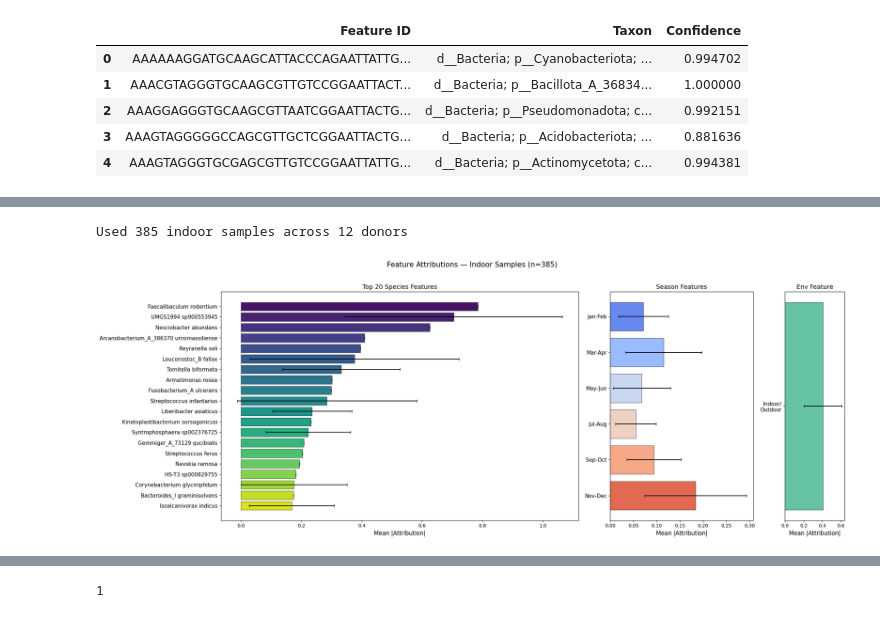
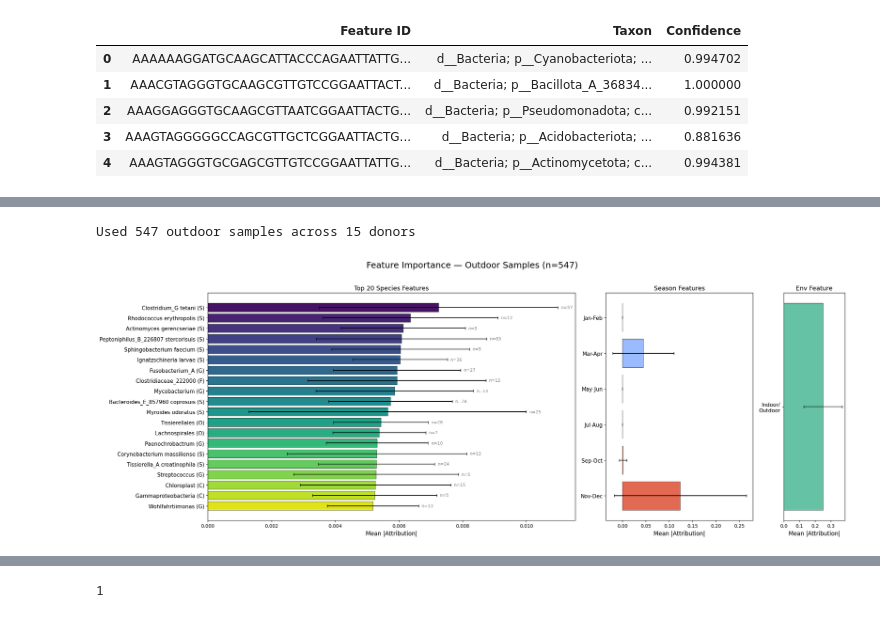
Before and after one commit to sairajab/AMBER, a Jupyter notebook: notebooks/feature_importance.ipynb, the cells around one changed output, grey strips where cells are left out. Cells and saved outputs as stored; diff of their text form; code cells hidden in the pictures.

Commit message:
new_model config and feature importance

```diff
--- a/notebooks/feature_importance.ipynb
+++ b/notebooks/feature_importance.ipynb
@@ -42,7 +50,7 @@ def computer_attributions(wrapped_model, test_loader, donor_id, attribution_meth
     if attribution_method == "Shap":
         attributor = DeepLiftShap(wrapped_model)
     elif attribution_method == "IG":
-        attributor = IntegratedGradients(wrapped_model, multiply_by_inputs=False)
+        attributor = IntegratedGradients(wrapped_model, multiply_by_inputs=True)
     else:
         raise ValueError("Unsupported attribution method. Use 'DeepLiftShap' or 'IG'.")
 
@@ -67,7 +75,9 @@ def computer_attributions(wrapped_model, test_loader, donor_id, attribution_meth
         baseline_embed = torch.zeros_like(embeddings)
         baseline_abund = torch.zeros_like(abundances)
         baseline_features = torch.zeros_like(features)
-        baseline_env = torch.zeros_like(env)
+        #baseline_env = torch.zeros_like(env)
+        ### with 0.5
+        baseline_env = torch.full_like(env, 0.5)
 
         inputs = (embeddings, abundances, features, env)
         baselines = (baseline_embed, baseline_abund, baseline_features, baseline_env)
@@ -76,7 +86,7 @@ def computer_attributions(wrapped_model, test_loader, donor_id, attribution_meth
             inputs=inputs,
             baselines=baselines,
             additional_forward_args=(masks,),
-            n_steps=20
+            n_steps=100
         )
 
         all_attr_embeddings.append(attributions[0].detach().cpu())
@@ -574,11 +535,13 @@ def aggregate_all_attributions(
         base_path = f"{res_dir}/{donor_id}/run_{best_i}"
 
         try:
-            with open(f"{base_path}/attributions_abundance.json") as f:
+            with open(f"{base_path}/attributions_asv_100.json") as f:
+                asv_attrs = json.load(f)
+            with open(f"{base_path}/attributions_abundance_100.json") as f:
                 abund_attrs = json.load(f)
-            with open(f"{base_path}/attributions_env.json") as f:
+            with open(f"{base_path}/attributions_env_100.json") as f:
                 env_attrs = json.load(f)
-            with open(f"{base_path}/attributions_features.json") as f:
+            with open(f"{base_path}/attributions_features_100.json") as f:
                 feat_attrs = json.load(f)
         except FileNotFoundError as e:
             print(f"Warning: Missing file for {donor_id}: {e}")
@@ -591,13 +554,24 @@ def aggregate_all_attributions(
             n_samples_used += 1
 
             # --- Abundance by taxonomy ---
+            # sample_tax_attrs = defaultdict(list)
+            # for seq_id, attr_val in abund_attrs[sample_id].items():
+            #     if seq_id is None or seq_id == "None":
+            #         continue
+            #     taxon_str = seq_to_taxon.get(seq_id, None)
+            #     tax_name = parse_taxonomy(taxon_str, level_idx)
+            #     sample_tax_attrs[tax_name].append(abs(attr_val))
+
+            # for tax_name, vals in sample_tax_attrs.items():
+            #     tax_attributions[tax_name].append(np.mean(vals))
             sample_tax_attrs = defaultdict(list)
-            for seq_id, attr_val in abund_attrs[sample_id].items():
+            for seq_id, attr_val in asv_attrs[sample_id].items():
                 if seq_id is None or seq_id == "None":
                     continue
                 taxon_str = seq_to_taxon.get(seq_id, None)
-                tax_name = parse_taxonomy(taxon_str, level_idx)
+                tax_name  = get_best_taxon_label(taxon_str)   # ← changed
                 sample_tax_attrs[tax_name].append(abs(attr_val))
+
 
             for tax_name, vals in sample_tax_attrs.items():
                 tax_attributions[tax_name].append(np.mean(vals))
@@ -622,6 +596,8 @@ def aggregate_all_attributions(
             "std_attribution": np.std(vals),
             "n_samples": len(vals),
         })
+    # filter if number of samples is too low (e.g., <5), then take top_n by mean attribution
+    tax_results = [result for result in tax_results if result["n_samples"] >= 5]
     df_tax = pd.DataFrame(tax_results).sort_values("mean_attribution", ascending=False).head(top_n)
 
     # === Build env df ===
@@ -662,6 +638,16 @@ def aggregate_all_attributions(
         xerr=df_tax["std_attribution"].values,
         color=colors_tax, edgecolor="black", linewidth=0.5, capsize=3,
     )
+    for i, (_, row) in enumerate(df_tax.iterrows()):
+        ax1.text(
+            row["mean_attribution"] + row["std_attribution"] + 0.0001,
+            i-0.005,
+            f"n={row['n_samples']}",
+            va="center",
+            fontsize=9,
+            color="gray",
+        )
+
     ax1.set_yticks(range(len(df_tax)))
     ax1.set_yticklabels(df_tax["feature"].values, fontsize=11)
     ax1.invert_yaxis()
@@ -689,38 +675,38 @@ def aggregate_all_attributions(
         y=[0],
         width=df_env["mean_attribution"].values,
         xerr=df_env["std_attribution"].values,
         color=sns.color_palette("Set2")[0], edgecolor="black", linewidth=0.5, capsize=3,
     )
     ax3.set_yticks([0])
     ax3.set_yticklabels(["Indoor/\nOutdoor"], fontsize=11)
     ax3.set_xlabel("Mean |Attribution|", fontsize=12)
     ax3.set_title("Env Feature", fontsize=13)
 
     plt.suptitle(
-        f"Feature Attributions — {env_filter.capitalize()} Samples (n={n_samples_used})",
-        fontsize=15, y=1.02,
+        f"Feature Importance — {env_filter.capitalize()} Samples (n={n_samples_used})",
+        fontsize=18, y=1.02,
     )
     plt.tight_layout()
 
     return fig, df_all
 
 
 # --- Usage ---
 fig, df = aggregate_all_attributions(
-    donor_ids=donor_ids,
+    donor_ids=all_outdoor,  # or indoor_ids
     res_dir=res,
     taxonomy_file="../../process_data_all/taxonomy/taxonomy.tsv",
     metadata_file=metadata_file,
     best_runs=best_runs,
     tax_level="species",
     top_n=20,
-    env_filter="indoor",
+    env_filter="outdoor",
     season_labels=["Jan-Feb", "Mar-Apr", "May-Jun", "Jul-Aug", "Sep-Oct", "Nov-Dec"],
 )
-fig.savefig("combined_attributions_indoor_species.png", dpi=300, bbox_inches="tight")
+fig.savefig(f"{res}/attributions_outdoor_highest.png", dpi=1200, bbox_inches="tight")
 
 # Save the combined dataframe
-df.to_csv("combined_attributions_indoor_species.csv", index=False)
+df.to_csv(f"{res}/combined_attributions_outdoor_highest.csv", index=False)
 # %% [output]
-Used 385 indoor samples across 12 donors
+Used 547 outdoor samples across 15 donors
-[figure, old version]
+[figure, new version]
```
Also changed, not shown: parts of 6 cells of this notebook, 8 other files.
